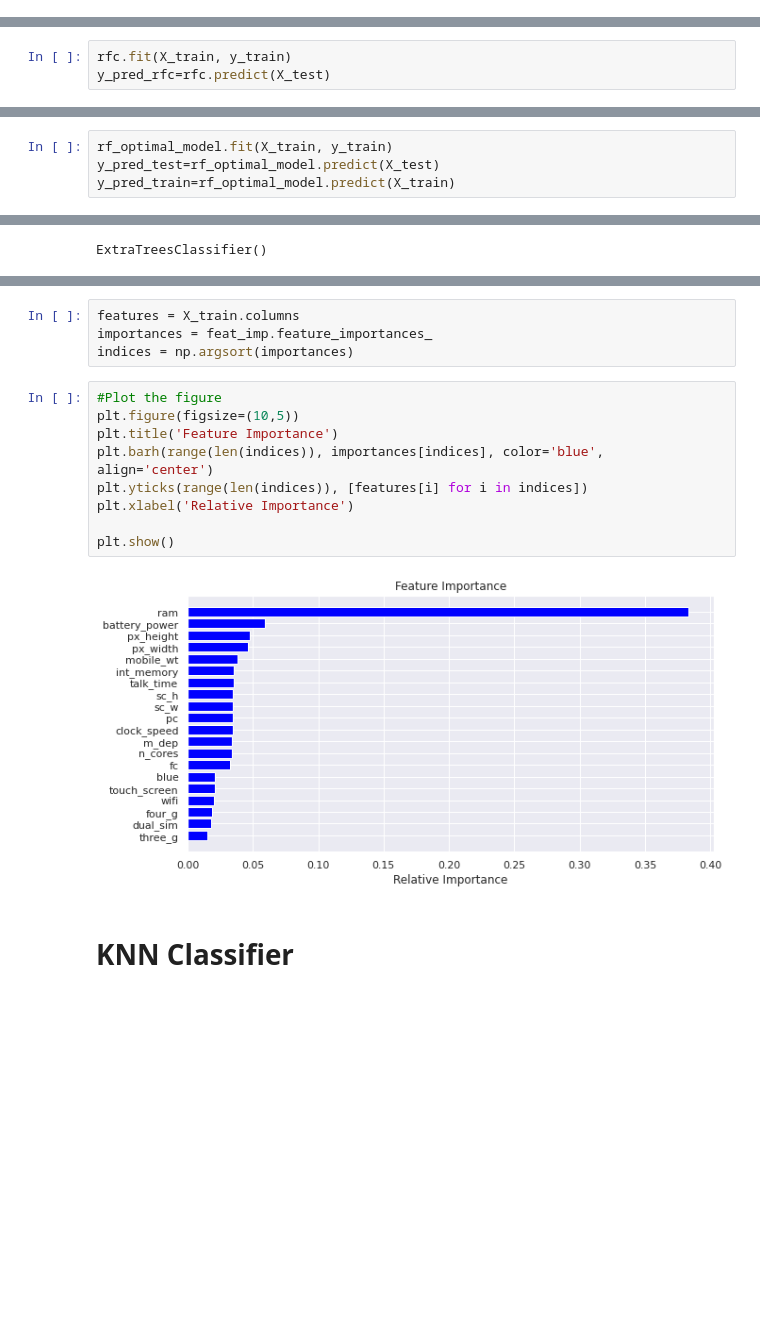
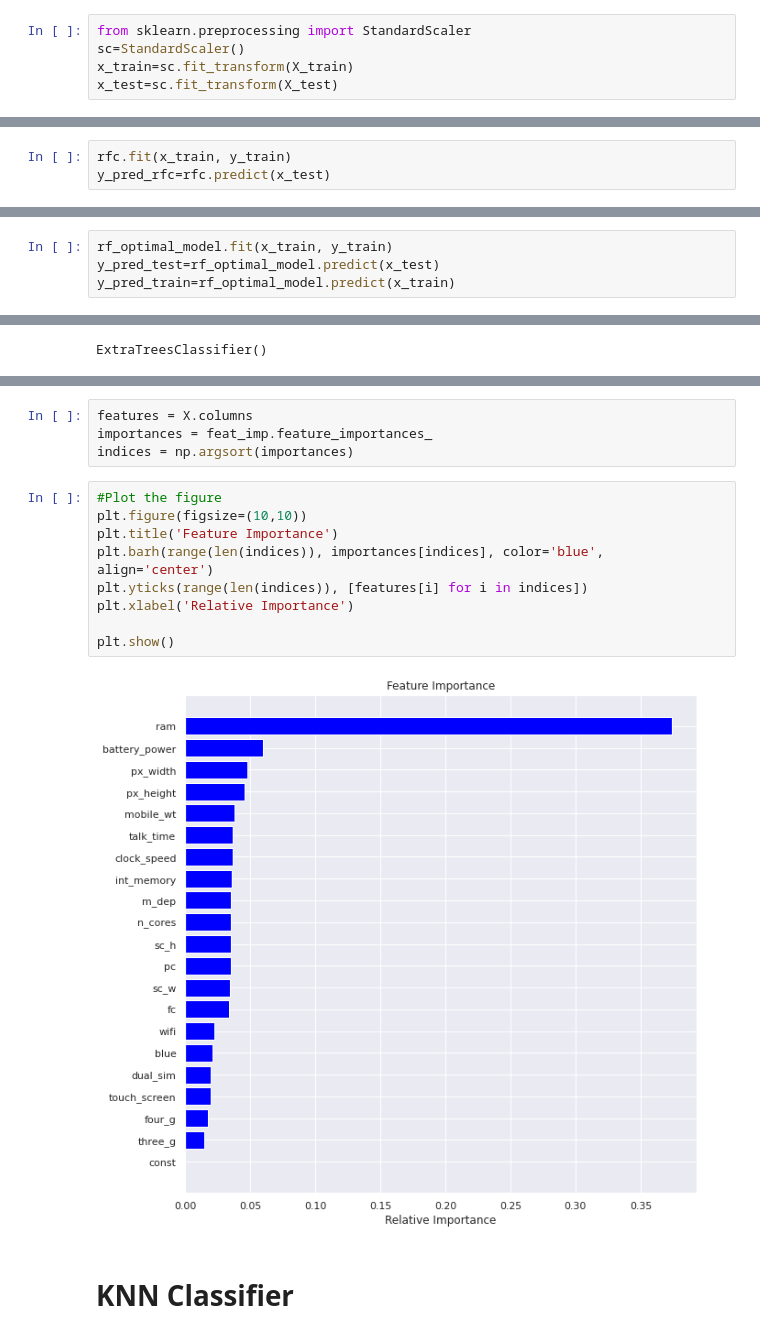
Before and after one commit to preetikhullbe/mobile-price-prediction, a Jupyter notebook: Mobile_price_prediction.ipynb, the cells around one changed output, grey strips where cells are left out. Cells and saved outputs as stored; diff of their text form; blank space fills up the shorter version.

```diff
--- a/Mobile_price_prediction.ipynb
+++ b/Mobile_price_prediction.ipynb
@@ -399,3 +468,8 @@ y =mobile_price_df['price_range']
 from sklearn.model_selection import train_test_split
 # %%
 X_train, X_test, y_train, y_test = train_test_split(X, y, test_size=0.30, random_state=101)
+# %%
+from sklearn.preprocessing import StandardScaler
+sc=StandardScaler()
+x_train=sc.fit_transform(X_train)
+x_test=sc.fit_transform(X_test)
@@ -436,7 +542,7 @@ rfc=RandomForestClassifier(bootstrap= True,
 # %% [markdown]
 **Let us now implement the random forest algorithm.**
 # %%
-rfc.fit(X_train, y_train)
-y_pred_rfc=rfc.predict(X_test)
+rfc.fit(x_train, y_train)
+y_pred_rfc=rfc.predict(x_test)
 # %%
 # Making predictions on train and test data
@@ -569,9 +699,9 @@ rf_grid.best_params_
  'min_samples_split': 20,
  'n_estimators': 200}
 # %%
-rf_optimal_model.fit(X_train, y_train)
-y_pred_test=rf_optimal_model.predict(X_test)
-y_pred_train=rf_optimal_model.predict(X_train)
+rf_optimal_model.fit(x_train, y_train)
+y_pred_test=rf_optimal_model.predict(x_test)
+y_pred_train=rf_optimal_model.predict(x_train)
 # %%
 #Let us apply the function for the accuracy metrics for train set
 print('Random Forest Classifier GridSearchCV Accuracy Score for Train set: ',accuracy_score(y_train,y_pred_train))
@@ -720,18 +890,18 @@ print(feat_imp.feature_importances_)
 # %%
-features = X_train.columns
+features = X.columns
 importances = feat_imp.feature_importances_
 indices = np.argsort(importances)
 # %%
 #Plot the figure
-plt.figure(figsize=(10,5))
+plt.figure(figsize=(10,10))
 plt.title('Feature Importance')
 plt.barh(range(len(indices)), importances[indices], color='blue', align='center')
 plt.yticks(range(len(indices)), [features[i] for i in indices])
 plt.xlabel('Relative Importance')
 
 plt.show()
 # %% [output]
-[figure, old version]
+[figure, new version]
 # %% [markdown]
 # **KNN Classifier**
 # %% [markdown]
```
Also changed, not shown: parts of 49 cells of this notebook.
